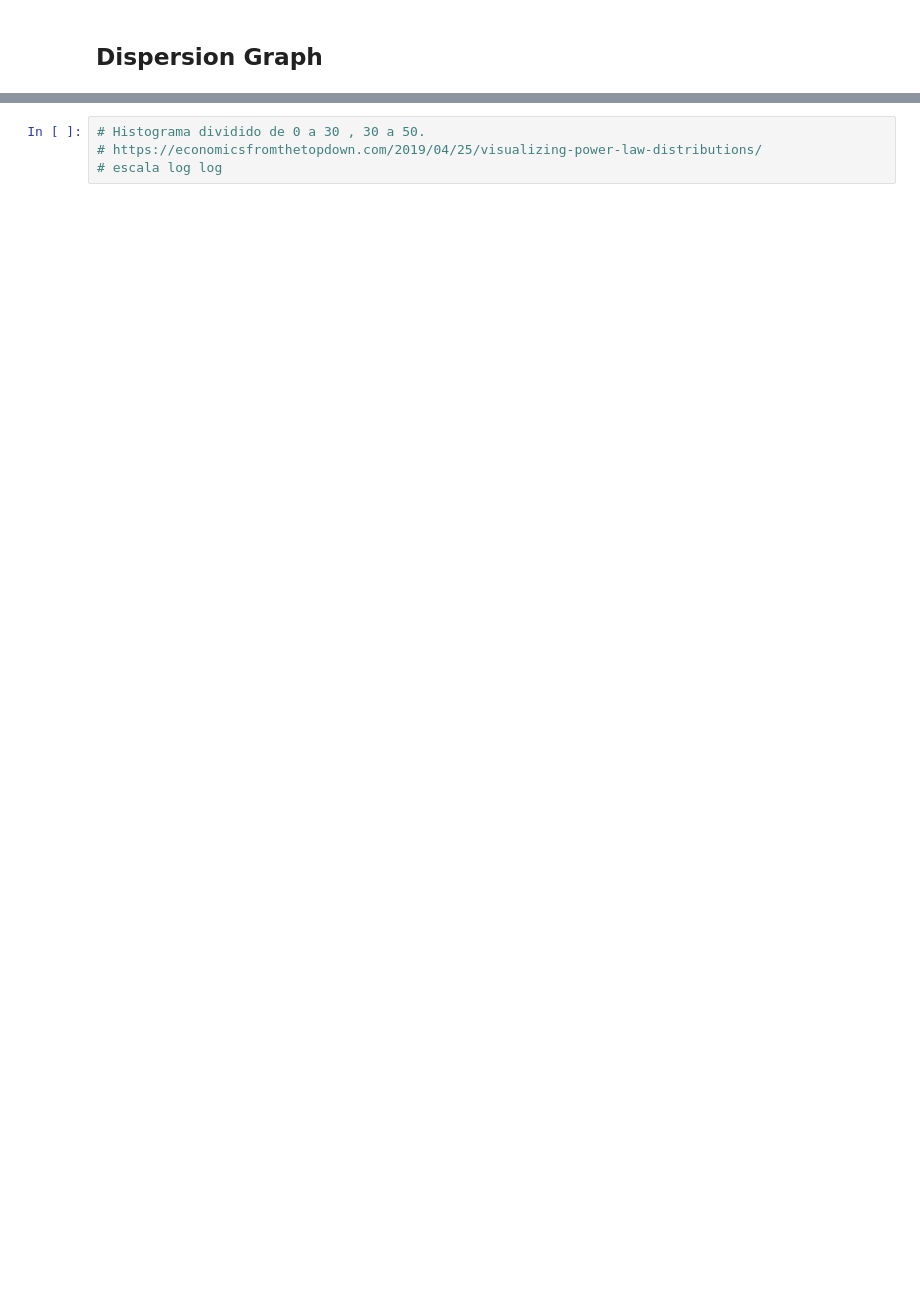
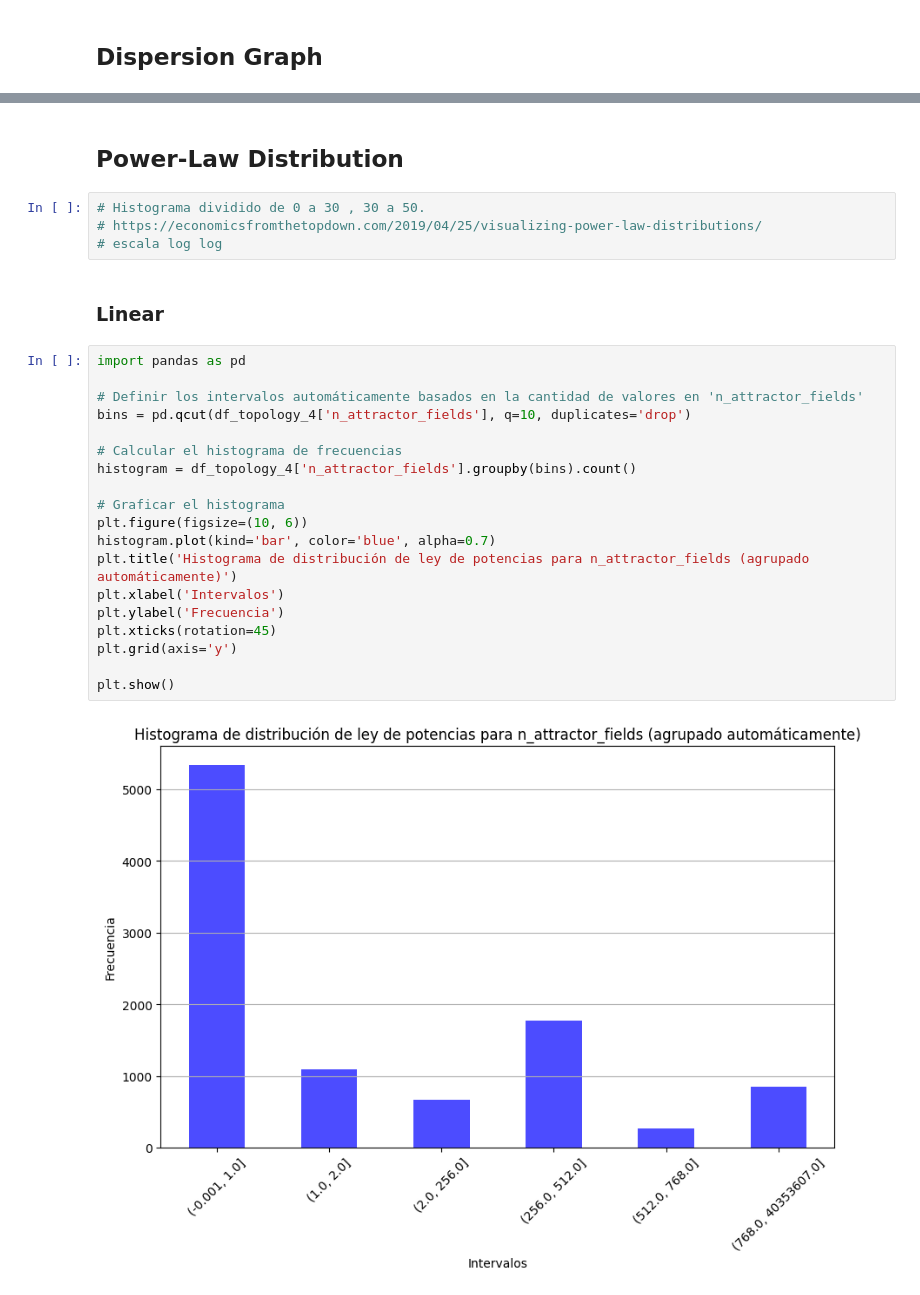
Before and after one commit to crptcusco/cbnetwork, a Jupyter notebook: experiments/structural/3_linear_circle/exp5_aleatory_linear_circle.ipynb, the cells around one changed output, grey strips where cells are left out. Drawn from its saved outputs; the diff is of its cells as text; blank space fills up the shorter version.

```diff
--- a/experiments/structural/3_linear_circle/exp5_aleatory_linear_circle.ipynb
+++ b/experiments/structural/3_linear_circle/exp5_aleatory_linear_circle.ipynb
@@ -333,4 +435,29 @@ plt.show()
+# %% [markdown]
+## Power-Law Distribution
 # %%
 # Histograma dividido de 0 a 30 , 30 a 50.
 # https://economicsfromthetopdown.com/2019/04/25/visualizing-power-law-distributions/
 # escala log log
+# %% [markdown]
+### Linear
+# %%
+import pandas as pd
+
+# Definir los intervalos automáticamente basados en la cantidad de valores en 'n_attractor_fields'
+bins = pd.qcut(df_topology_4['n_attractor_fields'], q=10, duplicates='drop')
+
+# Calcular el histograma de frecuencias
+histogram = df_topology_4['n_attractor_fields'].groupby(bins).count()
+
+# Graficar el histograma
+plt.figure(figsize=(10, 6))
+histogram.plot(kind='bar', color='blue', alpha=0.7)
+plt.title('Histograma de distribución de ley de potencias para n_attractor_fields (agrupado automáticamente)')
+plt.xlabel('Intervalos')
+plt.ylabel('Frecuencia')
+plt.xticks(rotation=45)
+plt.grid(axis='y')
+
+plt.show()
+# %% [output]
+[figure, added]
```
Also changed, not shown: parts of 26 cells of this notebook.
